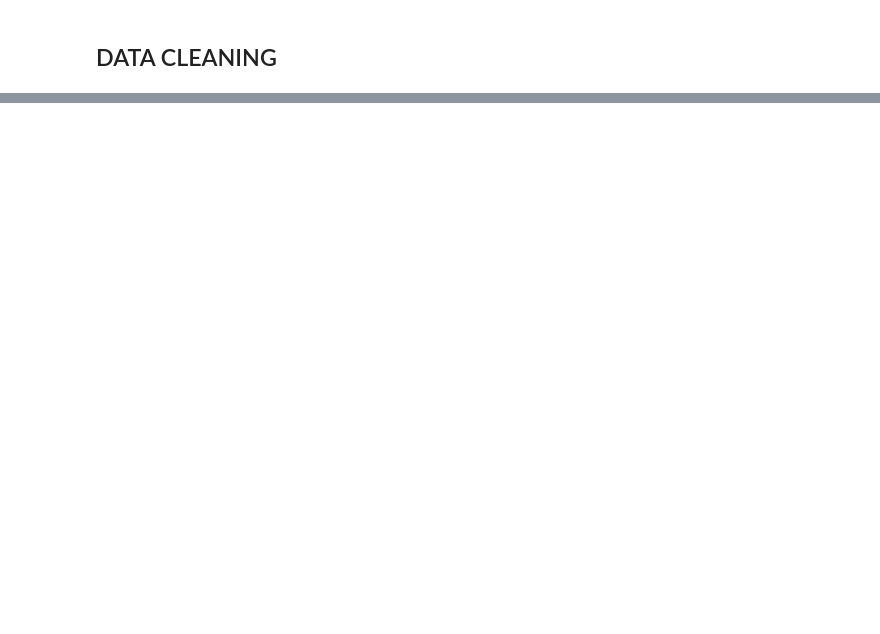
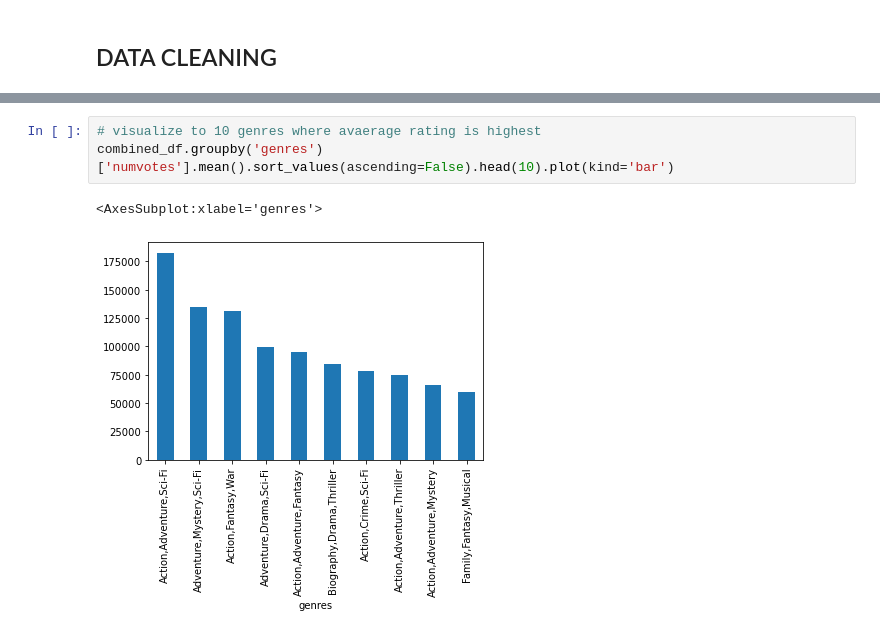
Before and after one commit to N-kioko/Movies_Products_and_Market_Analysis, a Jupyter notebook: index.ipynb, the cells around one changed output, grey strips where cells are left out. Saved outputs shown, nothing was run; the diff lists cells and outputs as text; blank space fills up the shorter version.

```diff
--- a/index.ipynb
+++ b/index.ipynb
@@ -292,0 +322,6 @@ combined_df.shape
+# %%
+# visualize to 10 genres where avaerage rating is highest
+combined_df.groupby('genres')['numvotes'].mean().sort_values(ascending=False).head(10).plot(kind='bar')
+# %% [output]
+<AxesSubplot:xlabel='genres'>
+[figure, added]
```
Also changed, not shown: parts of 14 cells of this notebook.
